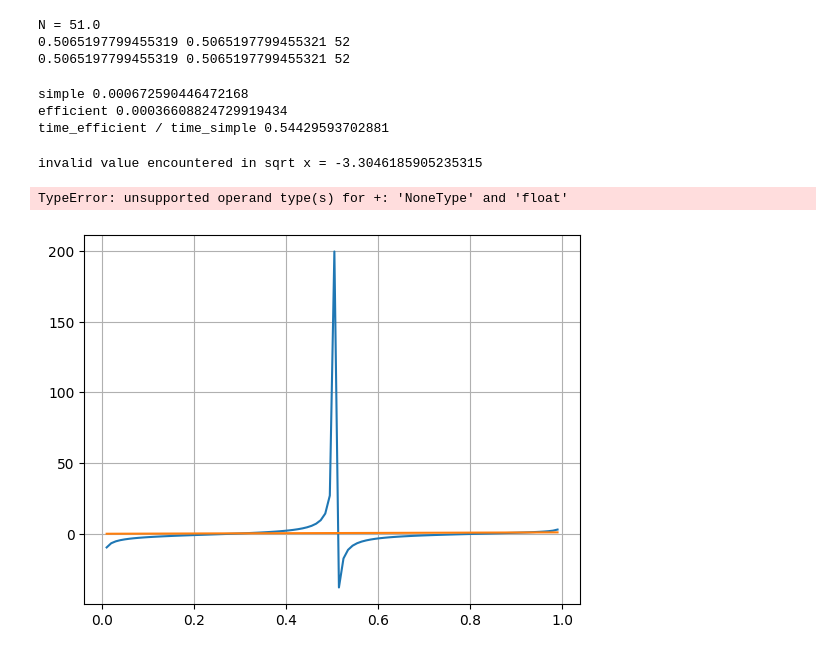
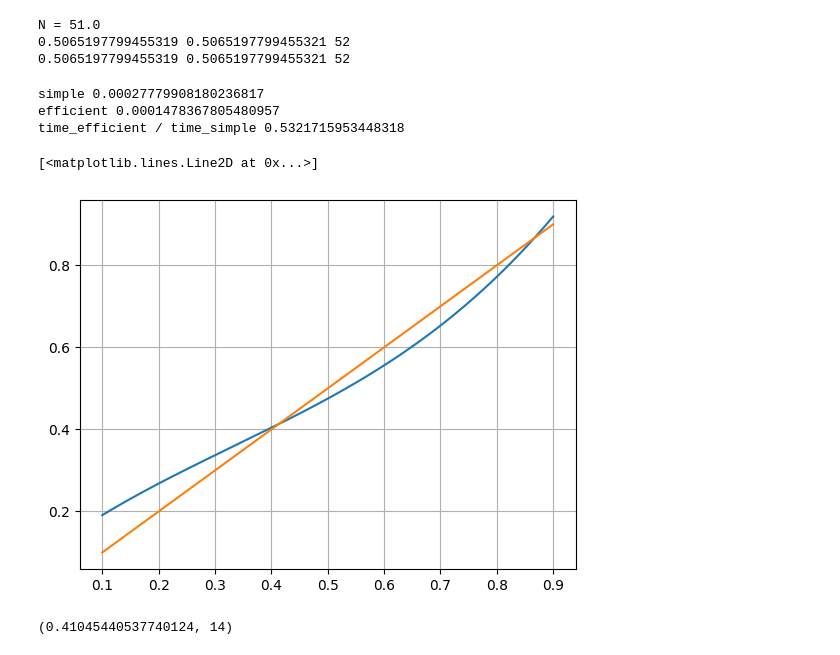
Before and after one commit to IDAnton/OFA, a Jupyter notebook: 2.ipynb, the cells around one changed output. Cells and saved outputs as stored; diff of their text form; code cells hidden in the pictures.

```diff
--- a/2.ipynb
+++ b/2.ipynb
@@ -2,21 +2,13 @@
 import numpy as np
 _ = np.seterr(all='raise')
 # %%
-def f(x):  # задаем ур-е f(x) = 0
-    m = 1
-    a = 1
-    U = 10
-    h = 1
+def f(x, m = 1, a = 1, U = 10, h = 1):  # задаем ур-е f(x) = 0
     try:
         return 1/np.tan(np.sqrt(2*m*(a**2)*U*(1-x)/(h**2))) - np.sqrt(1/x - 1)
     except FloatingPointError as e:
         print(e, "x =", x)
 
-def df(x):  # его производная (для других методов)
-    m = 1
-    a = 1
-    U = 1
-    h = 1
+def df(x, m = 1, a = 1, U = 10, h = 1):  # его производная (для других методов)
     A =  2*m*(a**2)*U/(h**2)
     try:
         return (A /(np.sin(np.sqrt(A-A*x)))**2 / (2 * np.sqrt(A-A*x))) + 1/(2*x*np.sqrt(x-x**2))
@@ -94,34 +86,39 @@ print("simple", time_simple / N)
 print("efficient", time_efficient / N)
 print("time_efficient / time_simple", time_efficient / time_simple)
 # %% [output]
-simple 0.000672590446472168
-efficient 0.00036608824729919434
-time_efficient / time_simple 0.54429593702881
+simple 0.00027779908180236817
+efficient 0.0001478367805480957
+time_efficient / time_simple 0.5321715953448318
 # %%
 # алгоритм 'простых итераций'
 def phi(x):
-        return f(x) + x
-a = 0.01
-b = 0.99
-x = np.linspace(a, b, 100)
+        return f(x, U = 1) + x
+
+def phi(x):
+        return x**3 - x**2 + 0.1 + x
+
+a = 0.1
+b = 0.9
+
+x = np.linspace(a, b, 500)
 y = [phi(xi) for xi in x]
 plt.grid(True)
 plt.plot(x, y)
 plt.plot(x, x)
-
-def simple_iterations(phi, x0, e = 0.001):
-    i = 1
-    while True:
-        x = phi(x0)
-        prev_x = x0
-        x0 = x
-        i += 1
-        if np.abs(x - prev_x) < e:
-            break
-    return x0, i
-
-print(simple_iterations(phi, 0.6))
 # %% [output]
-invalid value encountered in sqrt x = -3.3046185905235315
+[<matplotlib.lines.Line2D at 0x...>]
-TypeError: unsupported operand type(s) for +: 'NoneType' and 'float'
-[figure, old version]
+[figure, new version]
+# %%
+def simple_iterations(phi, x, e = 0.001):
+    i = 1
+    while True:
+        prev_x = x
+        x = phi(x)
+        i += 1
+        if np.abs(x - prev_x) < e:
+            break
+    return x, i
+
+print(simple_iterations(phi, 0.1))
+# %% [output]
+(0.41045440537740124, 14)
```
Also changed, not shown: parts of 2 cells of this notebook.
